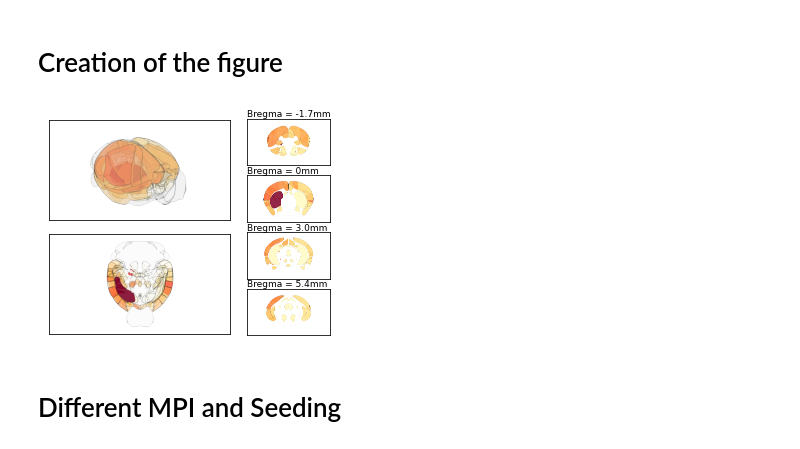
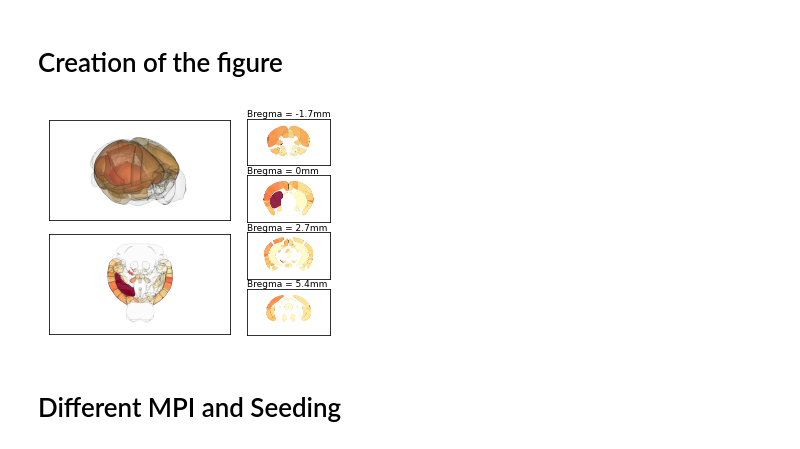
Before and after one commit to MathieuBo/PathoSpreading, a Jupyter notebook: BrainRenderScene.ipynb, the cells around one changed output. Drawn from its saved outputs; the diff is of its cells as text; code cells hidden in the pictures.

Commit message:
BrainRenderScene.ipynb --> Slices & Bregma

```diff
--- a/BrainRenderScene.ipynb
+++ b/BrainRenderScene.ipynb
@@ -103,8 +107,11 @@ data_sn.head()
 # Normalization of the values
 # %%
 # Normalization using MPI6 - Seed CPu
-data_cpu['MPI6'] = (data_cpu['MPI6'] - np.min(data_cpu['MPI6'])) / (np.max(data_cpu['MPI6']) - np.min(data_cpu['MPI6']))
-data_cpu['MPI3'] = (data_cpu['MPI3'] - np.min(data_cpu['MPI6'])) / (np.max(data_cpu['MPI6']) - np.min(data_cpu['MPI6']))
-data_cpu['MPI1'] = (data_cpu['MPI1'] - np.min(data_cpu['MPI6'])) / (np.max(data_cpu['MPI6']) - np.min(data_cpu['MPI6']))
+max_CPu= np.max(data_cpu['MPI6'])
+min_CPu = np.min(data_cpu['MPI6'])
+
+data_cpu['MPI6'] = (data_cpu['MPI6'] - min_CPu) / (max_CPu - min_CPu)
+data_cpu['MPI3'] = (data_cpu['MPI3'] - min_CPu) / (max_CPu - min_CPu)
+data_cpu['MPI1'] = (data_cpu['MPI1'] - min_CPu) / (max_CPu - min_CPu)
 # %%
 # Normalization using MPI6 - Seed SN
@@ -314,7 +326,7 @@ scene.render(atlas_name='allen_mouse_50um', camera=top_side_camera, zoom=1.5)
 from brainrender import Scene, atlas
 from tqdm import tqdm
 
-list_coor = [-1700, 0, +3000, +4040] # Bregma corresponding coordinates
+list_coor = [-1700, 0, +2700, +3000, +4040] # Bregma corresponding coordinates
 
 for section in list_coor:
     bregma = np.array([5400,  # AP
@@ -366,7 +378,7 @@ Saving new screenshot at 100um_Coro_Breg_4.04_mm.png
 from brainrender import Scene, atlas
 from tqdm import tqdm
 
-list_coor = [-1700, 0, +3000, +4040] # Bregma corresponding coordinates
+list_coor = [-1700, 0, +2700, +3000, +4040] # Bregma corresponding coordinates
 
 for section in list_coor:
     bregma = np.array([5400,  # AP
@@ -417,7 +430,7 @@ Saving new screenshot at 50um_Coro_Breg_4.04_mm.png
 from brainrender import Scene, atlas
 from tqdm import tqdm
 
-list_coor = [-1700, 0, +3000, +4040] # Bregma corresponding coordinates
+list_coor = [-1700, 0, +2700, +3000, +4040] # Bregma corresponding coordinates
 
 for section in list_coor:
     bregma = np.array([5400,  # AP
@@ -568,14 +584,14 @@ import matplotlib.pyplot as plt
 from PIL import Image
 import matplotlib.pyplot as plt
 
-list_coor = [-1700, 0, +3000, +4040] # Bregma corresponding coordinates
+list_coor = [-1700, 0, +2700, +4040] # Bregma corresponding coordinates
 image=[]
 for section in list_coor:
     Cor = Image.open("../Screenshot_Brainrender/50um_Coro_Breg_{}_mm.png".format(section/1000))
     image.append(Cor)
 
-hor = Image.open("../Screenshot_Brainrender/50um_Horizontal_CoMassCPu (5).png")
-whole = Image.open("../Screenshot_Brainrender/50um_Whole (7).png")
+hor = Image.open("../Screenshot_Brainrender/50um_Horizontal_New.png")
+whole = Image.open("../Screenshot_Brainrender/50um_Whole_New.png")
 
 G = gridspec.GridSpec(nrows=4, ncols=3,left=0.25)
 
@@ -586,35 +602,35 @@ plt.imshow(whole)
 
 axes_2 = subplot(G[2:4,0:2])
 xticks([]), yticks([])
 #text(0.5,0.5, 'Axes 2',ha='center',va='center',size=24,alpha=.5)
 plt.imshow(hor)
 
 axes_3 = subplot(G[0, 2])
 xticks([]), yticks([])
 text(0.5,0.5, 'Bregma = -1.7mm',ha='left',va='bottom',size=9,alpha=1)
 plt.imshow(image[0])
 
 axes_4 = subplot(G[1,2])
 xticks([]), yticks([])
 text(0.5,0.5, 'Bregma = 0mm',ha='left',va='bottom',size=9,alpha=1)
 plt.imshow(image[1])
 
 axes_5 = subplot(G[2,2])
 xticks([]), yticks([])
-text(0.5,0.5, 'Bregma = 3.0mm',ha='left',va='bottom',size=9,alpha=1)
+text(0.5,0.5, 'Bregma = 2.7mm',ha='left',va='bottom',size=9,alpha=1)
 plt.imshow(image[2])
 
 
 axes_6 = subplot(G[3,2])
 xticks([]), yticks([])
 text(0.5,0.5, 'Bregma = 5.4mm',ha='left',va='bottom',size=9,alpha=1)
 plt.imshow(image[3])
 
 plt.savefig('../Screenshot_Brainrender/Summary_figure.png', dpi=300)
 plt.savefig('../Screenshot_Brainrender/Summary_figure.pdf', dpi=300)
 plt.show()
 # %% [output]
-[figure, old version]
+[figure, new version]
 # %% [markdown]
 # Different MPI and Seeding
 # %% [markdown]
```
Also changed, not shown: parts of 25 cells of this notebook, 6 other files.
